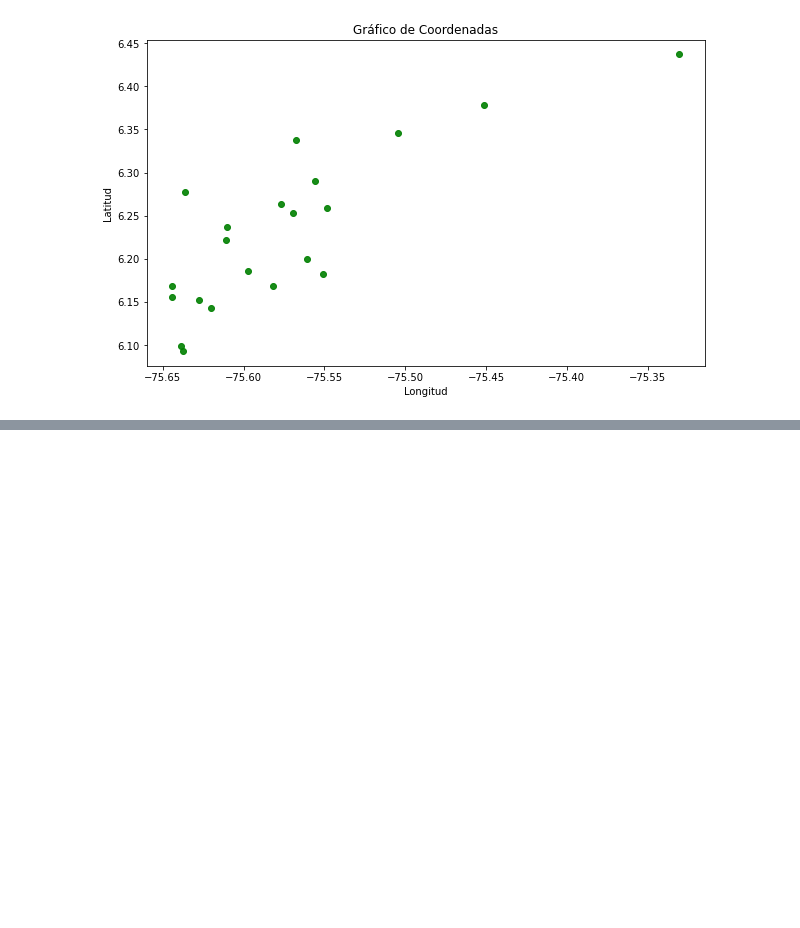
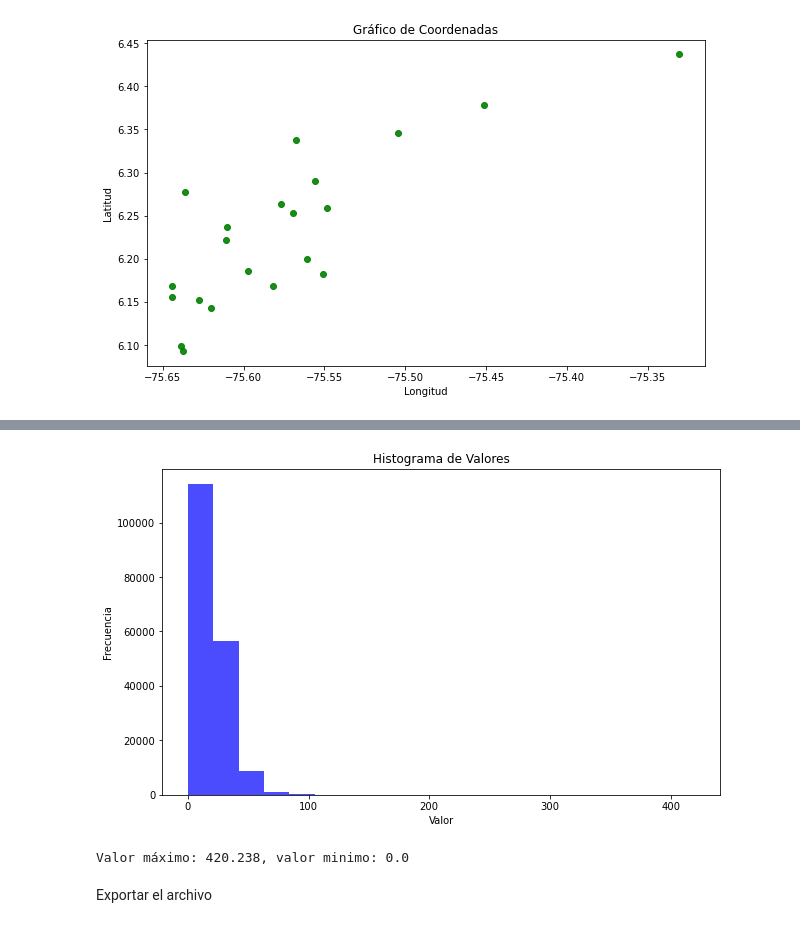
Before and after one commit to Felipebj18/ETL_AirQuality_Python, a Jupyter notebook: data_prep_siata.ipynb, the cells around one changed output, grey strips where cells are left out. Cells and saved outputs as stored; diff of their text form; code cells hidden in the pictures; blank space fills up the shorter version.

```diff
--- a/data_prep_siata.ipynb
+++ b/data_prep_siata.ipynb
@@ -222,0 +258,15 @@ plt.show()
+# %%
+plt.figure(figsize=(10, 6))
+plt.hist(dataframe_filtrado["valor"], bins=20, color='blue', alpha=0.7)
+plt.xlabel('Valor')
+plt.ylabel('Frecuencia')
+plt.title('Histograma de Valores')
+plt.show()
+maximo=max(dataframe_filtrado["valor"])
+minimo=min(dataframe_filtrado["valor"])
+print(f"Valor máximo: {maximo}, valor minimo: {minimo}")
+# %% [output]
+[figure, added]
+Valor máximo: 420.238, valor minimo: 0.0
+# %% [markdown]
+Exportar el archivo
```
Also changed, not shown: parts of 6 cells of this notebook, 1 other file.
